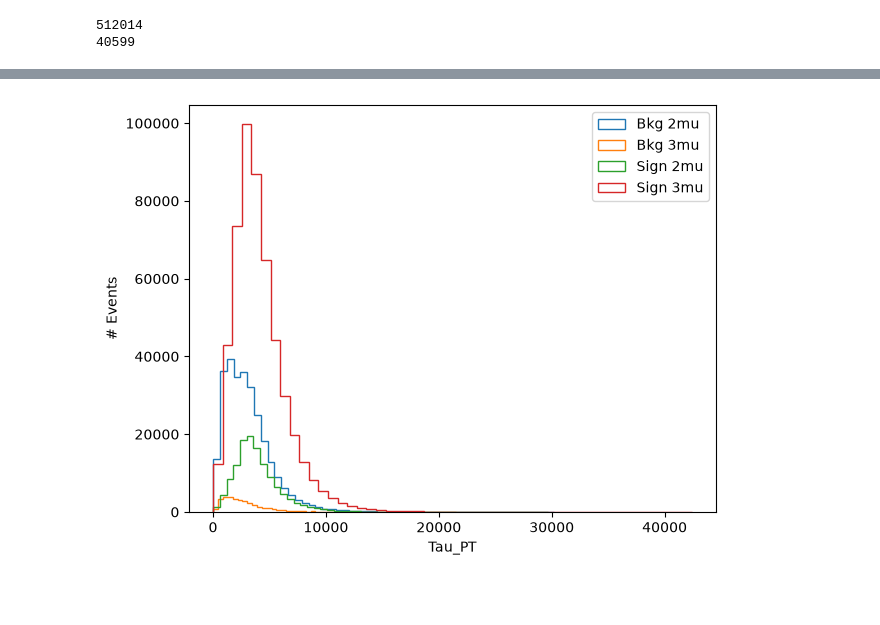
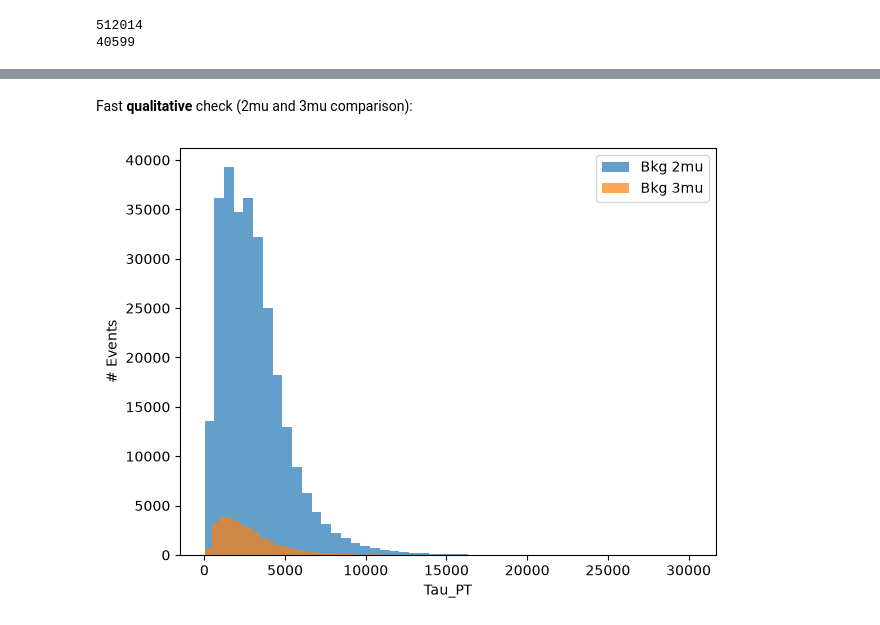
Before and after one commit to lhcb-bicocca/tesi_impicciche, a Jupyter notebook: notebooks/skimming.ipynb, the cells around one changed output, grey strips where cells are left out. Cells and saved outputs as stored; diff of their text form; code cells hidden in the pictures; blank space fills up the shorter version.

```diff
--- a/notebooks/skimming.ipynb
+++ b/notebooks/skimming.ipynb
@@ -60,24 +60,22 @@ muon_var = [k for k in keys if 'ISMUON' in k]
 hlt1_tos_var = [k for k in keys if 'Hlt1' in k and 'TOS' in k]
 hlt1_tis_var = [k for k in keys if 'Hlt1' in k and 'TIS' in k]
 
+#kinematic variables
 kin_var = ['Tau_M', 'Tau_PT']
 muon_p_var = ['mu2_PX', 'mu2_PY', 'mu2_PZ']
-PID_var = [ 'mu2_PID_E', 'mu2_PID_K', 'mu2_PID_P']
-PROBNN_var = ['mu2_PROBNN_MU', 'mu2_PROBNN_E', 'mu2_PROBNN_K', 'mu2_PROBNN_P', 'mu2_PROBNN_PI', 'mu2_PROBNN_GHOST']
 
-
-variables = muon_var + hlt1_tos_var + hlt1_tis_var + kin_var + muon_p_var + PID_var + PROBNN_var
+variables = muon_var + hlt1_tos_var + hlt1_tis_var + kin_var + muon_p_var
 # %% [markdown]
 MC dataset
 # %%
-df_mc_list = []
+df_mc = []
 
 for event in event_id:
-    MC_np = uproot.open(data_samples[f'mc-{event}'][0])['Tau2MuMuMu/DecayTree'].arrays(variables, library="np")
-    MC_df = pd.DataFrame(MC_np) # np faster
-    df_mc_list.append(MC_df)
+    MC_np = uproot.open(data_samples[f'mc-{event}'][0])['Tau2MuMuMu/DecayTree'].arrays(variables, library="np") # faster via np
+    MC_df = pd.DataFrame(MC_np)
+    df_mc.append(MC_df)
 
-df_MC = pd.concat(df_mc_list, ignore_index=True)
+df_MC = pd.concat(df_mc, ignore_index=True)
 print(len(df_MC))
 # %% [output]
 878758
@@ -346,28 +346,26 @@ Check:
-# %%
-# example for PT
-df_data_trig = trigger_filter(df_data)
-
-lower_sb = (df_data_trig['Tau_M'] > 1600) & (df_data_trig['Tau_M'] < 1757)
-upper_sb = (df_data_trig['Tau_M'] > 1797) & (df_data_trig['Tau_M'] < 1950)
-
-bkg_data = df_data_trig[lower_sb | upper_sb]
-bkg_3mu = bkg_data[bkg_data[muon_var].astype(int).sum(axis=1) == 3]
-bkg_2mu = bkg_data[bkg_data[muon_var].astype(int).sum(axis=1) == 2]
-
-sig_3mu = df_3mu_mc_trig
-sig_2mu = df_2mu_mc_trig
-
-
-plt.hist(bkg_2mu['Tau_PT'], bins=50, histtype='step', label='Bkg 2mu')
-plt.hist(bkg_3mu['Tau_PT'], bins=50, histtype='step', label='Bkg 3mu')
-
-plt.hist(sig_2mu['Tau_PT'], bins=50, histtype='step', label='Sign 2mu')
-plt.hist(sig_3mu['Tau_PT'], bins=50, histtype='step', label='Sign 3mu')
-
-plt.xlabel('Tau_PT')
-plt.ylabel('# Events')
-plt.legend()
-plt.tight_layout()
-plt.show()
-# %% [output]
-[figure, removed]
+# %% [markdown]
+Fast **qualitative** check (2mu and 3mu comparison):
+# %%
+# example for PT
+df_data_trig = trigger_filter(df_data)
+
+lower_sb = (df_data_trig['Tau_M'] > 1600) & (df_data_trig['Tau_M'] < 1757)
+upper_sb = (df_data_trig['Tau_M'] > 1797) & (df_data_trig['Tau_M'] < 1950)
+
+bkg_data = df_data_trig[lower_sb | upper_sb]
+bkg_3mu = bkg_data[bkg_data[muon_var].astype(int).sum(axis=1) == 3]
+bkg_2mu = bkg_data[bkg_data[muon_var].astype(int).sum(axis=1) == 2]
+
+sig_3mu = df_3mu_mc_trig
+sig_2mu = df_2mu_mc_trig
+
+plt.hist(bkg_2mu['Tau_PT'], bins=50, alpha=0.7, label='Bkg 2mu')
+plt.hist(bkg_3mu['Tau_PT'], bins=50, alpha=0.7, label='Bkg 3mu')
+
+plt.xlabel('Tau_PT')
+plt.ylabel('# Events')
+plt.legend()
+plt.tight_layout()
+plt.show()
+# %% [output]
+[figure, added]
```
Also changed, not shown: parts of 18 cells of this notebook.
